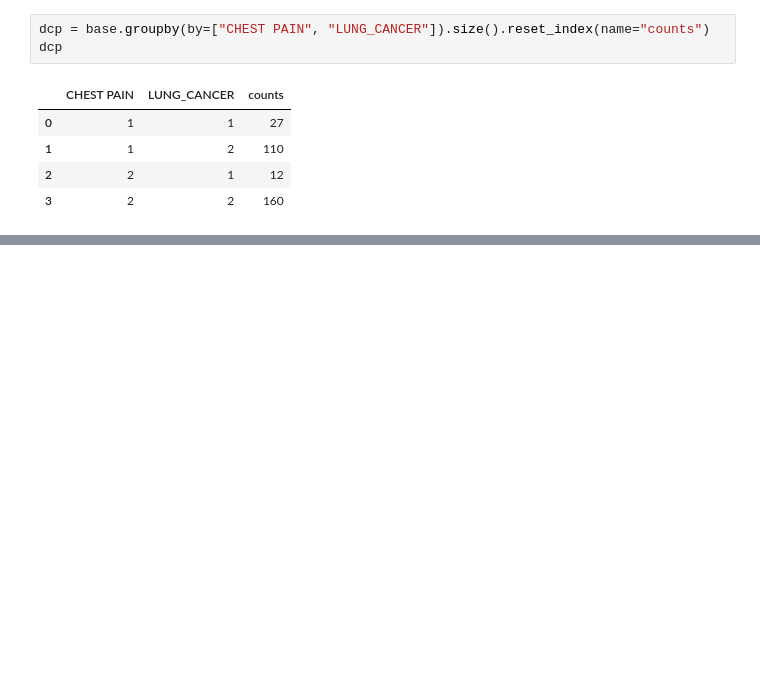
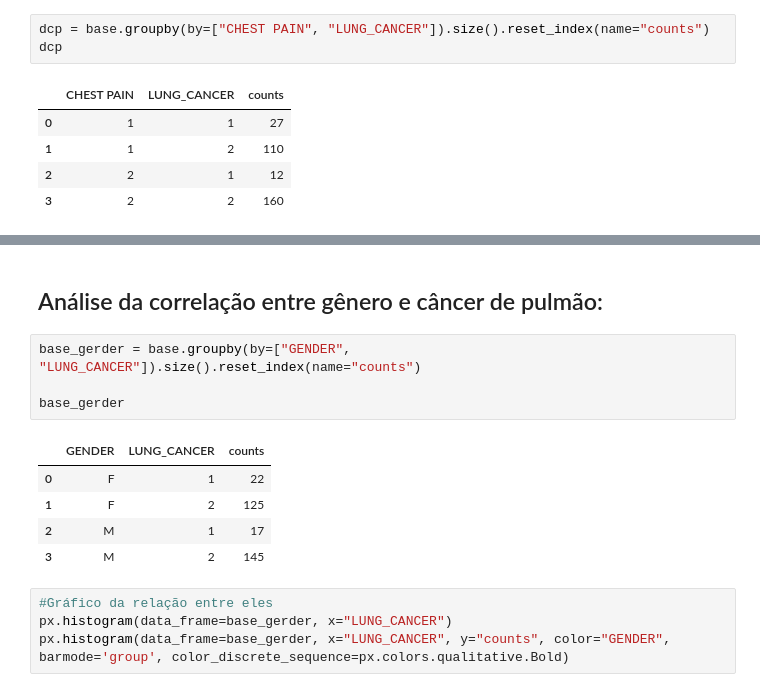
Before and after one commit to insper-classroom/predicao_cancer_pulmao, a Jupyter notebook: Base de dados.ipynb, the cells around one changed output, grey strips where cells are left out. Saved outputs shown, nothing was run; the diff lists cells and outputs as text; blank space fills up the shorter version.

```diff
--- a/Base de dados.ipynb
+++ b/Base de dados.ipynb
@@ -264,0 +251,16 @@ px.histogram(data_frame=dcp, x="LUNG_CANCER", y="counts", color="CHEST PAIN", ba
+# %% [markdown]
+## Análise da correlação entre gênero e câncer de pulmão:
+# %%
+base_gerder = base.groupby(by=["GENDER", "LUNG_CANCER"]).size().reset_index(name="counts")
+
+base_gerder
+# %% [output]
+|  | GENDER | LUNG_CANCER | counts |
+| 0 | F | 1 | 22 |
+| 1 | F | 2 | 125 |
+| 2 | M | 1 | 17 |
+| 3 | M | 2 | 145 |
+# %%
+#Gráfico da relação entre eles
+px.histogram(data_frame=base_gerder, x="LUNG_CANCER")
+px.histogram(data_frame=base_gerder, x="LUNG_CANCER", y="counts", color="GENDER", barmode='group', color_discrete_sequence=px.colors.qualitative.Bold)
```
Also changed, not shown: parts of 17 cells of this notebook.
